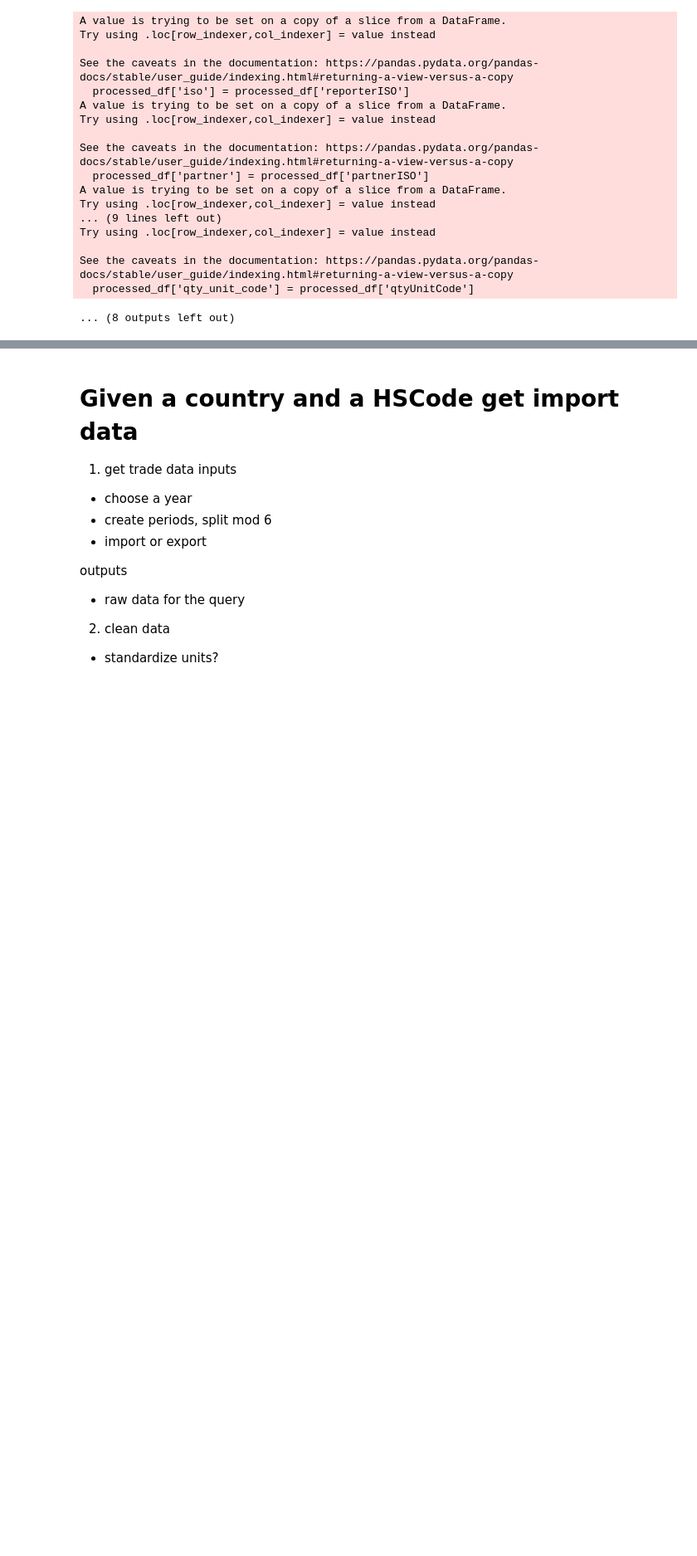
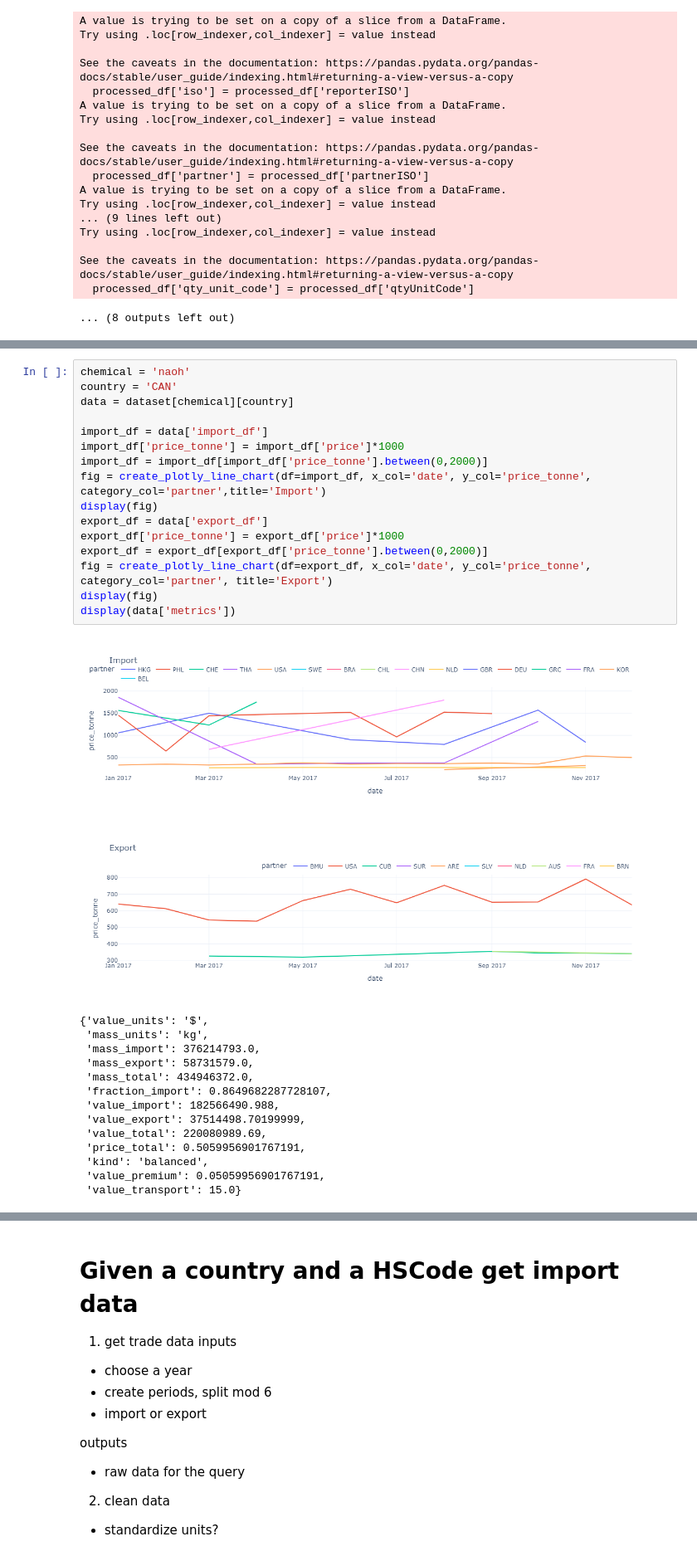
Before and after one commit to NicholasGrundl/bizwiz, a Jupyter notebook: notebooks/datacuration-v0.0-undata-api.ipynb, the cells around one changed output, grey strips where cells are left out. Shown at 83% size. Drawn from its saved outputs; the diff is of its cells as text; blank space fills up the shorter version.

```diff
--- a/notebooks/datacuration-v0.0-undata-api.ipynb
+++ b/notebooks/datacuration-v0.0-undata-api.ipynb
@@ -762,0 +877,32 @@ See the caveats in the documentation: https://pandas.pydata.org/pandas-docs/stab
+# %%
+chemical = 'naoh'
+country = 'CAN'
+data = dataset[chemical][country]
+
+import_df = data['import_df']
+import_df['price_tonne'] = import_df['price']*1000
+import_df = import_df[import_df['price_tonne'].between(0,2000)]
+fig = create_plotly_line_chart(df=import_df, x_col='date', y_col='price_tonne', category_col='partner',title='Import')
+display(fig)
+export_df = data['export_df']
+export_df['price_tonne'] = export_df['price']*1000
+export_df = export_df[export_df['price_tonne'].between(0,2000)]
+fig = create_plotly_line_chart(df=export_df, x_col='date', y_col='price_tonne', category_col='partner', title='Export')
+display(fig)
+display(data['metrics'])
+# %% [output]
+[figure, added]
+[figure, added]
+{'value_units': '$',
+ 'mass_units': 'kg',
+ 'mass_import': 376214793.0,
+ 'mass_export': 58731579.0,
+ 'mass_total': 434946372.0,
+ 'fraction_import': 0.8649682287728107,
+ 'value_import': 182566490.988,
+ 'value_export': 37514498.70199999,
+ 'value_total': 220080989.69,
+ 'price_total': 0.5059956901767191,
+ 'kind': 'balanced',
+ 'value_premium': 0.05059956901767191,
+ 'value_transport': 15.0}
```
Also changed, not shown: parts of 4 cells of this notebook, 53 other files.
